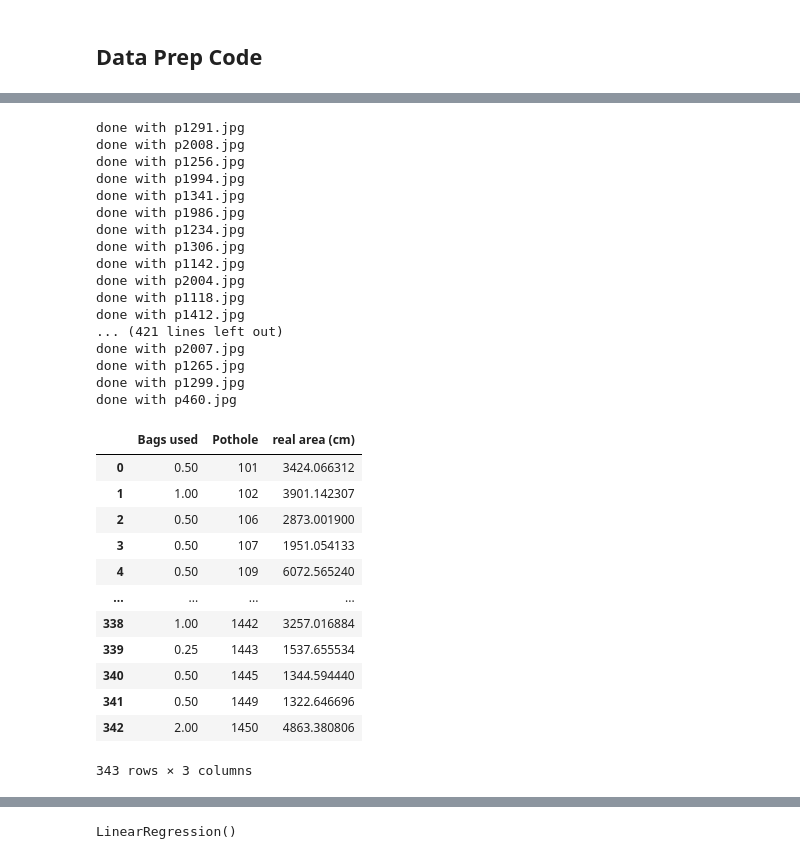
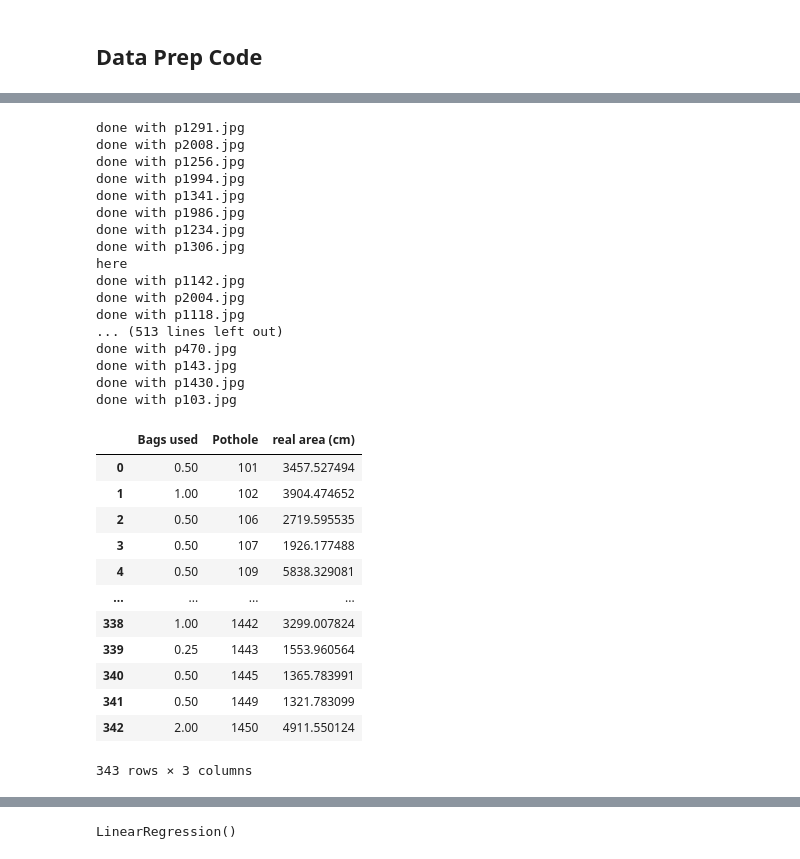
Before and after one commit to de-longhi/Patch-Perfect-Using-AI-to-Fix-Roads, a Jupyter notebook: Patch_Perfect.ipynb, the cells around one changed output, grey strips where cells are left out. Drawn from its saved outputs; the diff is of its cells as text; code cells hidden in the pictures.

```diff
--- a/Patch_Perfect.ipynb
+++ b/Patch_Perfect.ipynb
@@ -630,9 +630,13 @@ def process_images_in_directory(directory, output_csv):
                     csvwriter.writerow([filename, result])
 
 
-image_directory = './data/stick subset/'
-output_csv_file = 'areas.csv'
+image_directory = './data/train_images_segmented/'
+output_csv_file = './train_areas.csv'
 process_images_in_directory(image_directory, output_csv_file)
+
+image_directory = './data/test set resized/'
+output_csv_file = './test_areas.csv'
+process_images_in_directory(image_directory, output_csv_file)
 # %% [output]
 done with p1291.jpg
 done with p2008.jpg
@@ -642,47 +646,46 @@ done with p1341.jpg
 done with p1986.jpg
 done with p1234.jpg
 done with p1306.jpg
+here
 done with p1142.jpg
 done with p2004.jpg
 done with p1118.jpg
-done with p1412.jpg
-... (421 lines left out)
-done with p2007.jpg
-done with p1265.jpg
-done with p1299.jpg
-done with p460.jpg
+... (513 lines left out)
+done with p470.jpg
+done with p143.jpg
+done with p1430.jpg
+done with p103.jpg
 # %%
-areas_df = pd.read_csv(header=0, filepath_or_buffer="./areas.csv")
-areas_df["Pothole"] = areas_df["Filename"].apply(lambda x: int(x[1:-4]))
-areas_df = areas_df.drop(columns="Filename")
+train_areas_df = pd.read_csv(header=0, filepath_or_buffer="./train_areas.csv")
+train_areas_df["Pothole"] = train_areas_df["Filename"].apply(lambda x: int(x[1:-4]))
+train_areas_df = train_areas_df.drop(columns="Filename")
 
-result_df["Pothole"] = result_df["image"].apply(lambda x: int(x[6:-4]))
-distances_df = result_df.drop(columns = "image")
+train_dists["Pothole"] = train_dists["image"].apply(lambda x: int(x[6:-4]))
+train_dists = train_dists.drop(columns = "image")
 
-real_area_df = pd.merge(areas_df, distances_df, on='Pothole', how='inner')
+real_area_train_df = pd.merge(train_areas_df, train_dists, on='Pothole', how='inner')
 
-real_area_df["area per pixel"] = real_area_df["distance"].apply(lambda x: 2500 / (x**2))
-real_area_df
-real_area_df['real area (cm)'] = real_area_df["Result"] * real_area_df["area per pixel"]
-real_area_df = real_area_df.drop(columns = ["Result", "distance", "area per pixel"])
+real_area_train_df["area per pixel"] = real_area_train_df["distance"].apply(lambda x: 2500 / (x**2))
+real_area_train_df['real area (cm)'] = real_area_train_df["Result"] * real_area_train_df["area per pixel"]
+real_area_train_df = real_area_train_df.drop(columns = ["Result", "distance", "area per pixel"])
 
-label_df = pd.read_csv("./data/train_labels.csv", header=0)
-label_df["Pothole"] = label_df["Pothole number"]
-label_df = label_df.drop(columns = "Pothole number")
+train_label_df = pd.read_csv("./data/train_labels.csv", header=0)
+train_label_df["Pothole"] = train_label_df["Pothole number"]
+train_label_df = train_label_df.drop(columns = "Pothole number")
 
-df_train = pd.merge(label_df, real_area_df, on = "Pothole", how = "inner")
+df_train = pd.merge(train_label_df, real_area_train_df, on = "Pothole", how = "inner")
 df_train
 # %% [output]
 |  | Bags used | Pothole | real area (cm) |
-| 0 | 0.50 | 101 | 3424.066312 |
-| 1 | 1.00 | 102 | 3901.142307 |
-| 2 | 0.50 | 106 | 2873.001900 |
-| 3 | 0.50 | 107 | 1951.054133 |
-| 4 | 0.50 | 109 | 6072.565240 |
+| 0 | 0.50 | 101 | 3457.527494 |
+| 1 | 1.00 | 102 | 3904.474652 |
+| 2 | 0.50 | 106 | 2719.595535 |
+| 3 | 0.50 | 107 | 1926.177488 |
+| 4 | 0.50 | 109 | 5838.329081 |
 | ... | ... | ... | ... |
-| 338 | 1.00 | 1442 | 3257.016884 |
-| 339 | 0.25 | 1443 | 1537.655534 |
-| 340 | 0.50 | 1445 | 1344.594440 |
-| 341 | 0.50 | 1449 | 1322.646696 |
-| 342 | 2.00 | 1450 | 4863.380806 |
+| 338 | 1.00 | 1442 | 3299.007824 |
+| 339 | 0.25 | 1443 | 1553.960564 |
+| 340 | 0.50 | 1445 | 1365.783991 |
+| 341 | 0.50 | 1449 | 1321.783099 |
+| 342 | 2.00 | 1450 | 4911.550124 |
 343 rows × 3 columns
```
Also changed, not shown: parts of 13 cells of this notebook, 10 other files.
